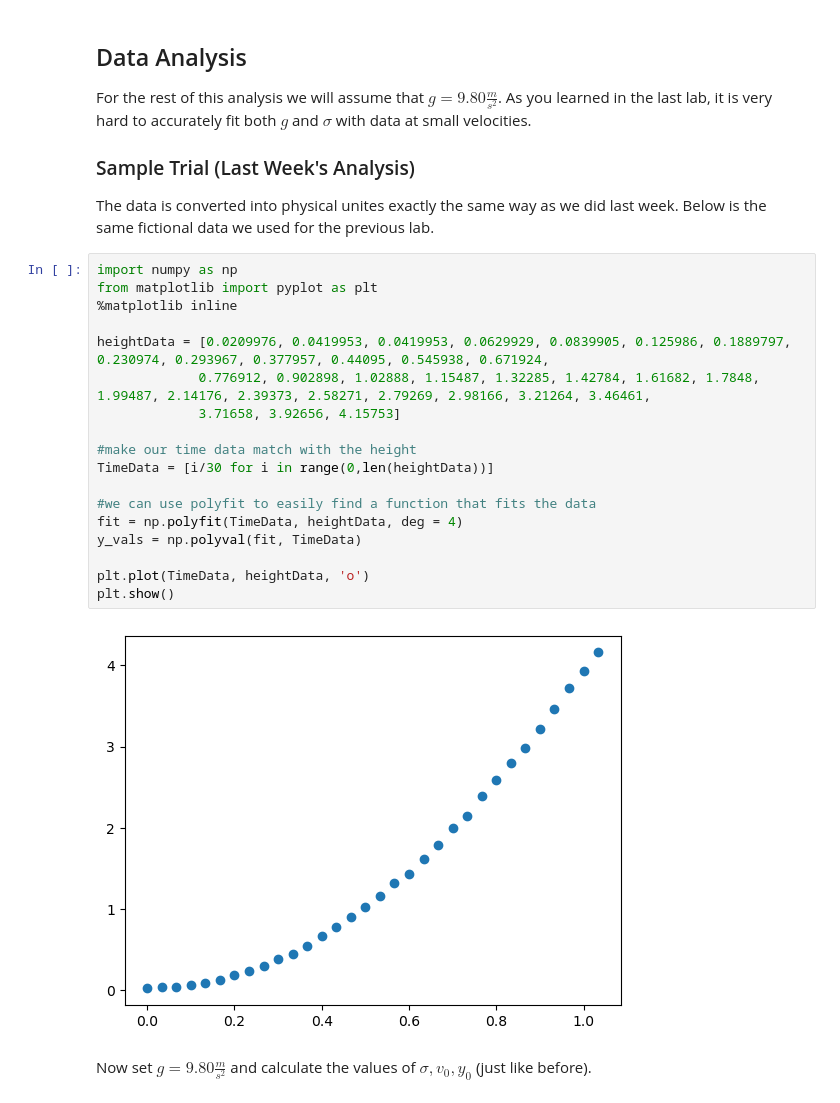
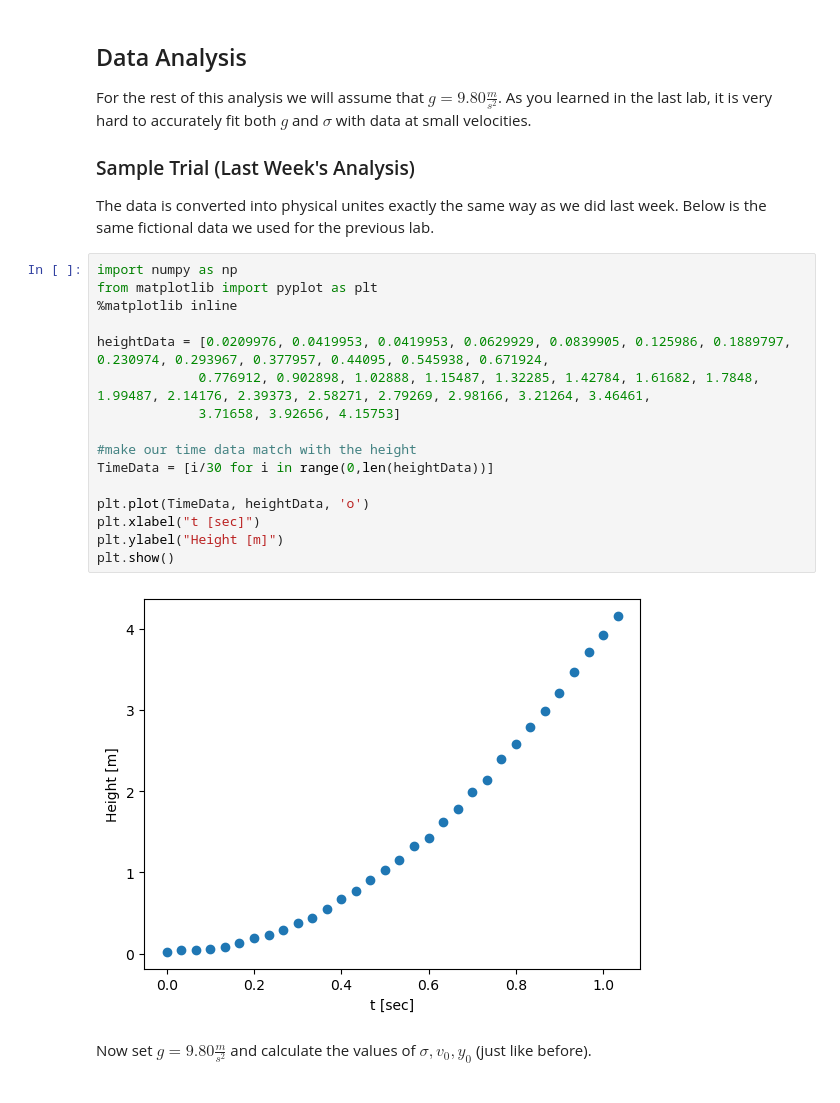
Before and after one commit to brinerk/LabsCapstone, a Jupyter notebook: Lab8/Lab8.ipynb, the cells around one changed output. Drawn from its saved outputs; the diff is of its cells as text.

```diff
--- a/Lab8/Lab8.ipynb
+++ b/Lab8/Lab8.ipynb
@@ -74,22 +101,20 @@ The data is converted into physical unites exactly the same way as we did last w
 # %%
 import numpy as np
 from matplotlib import pyplot as plt
 %matplotlib inline
 
 heightData = [0.0209976, 0.0419953, 0.0419953, 0.0629929, 0.0839905, 0.125986, 0.1889797, 0.230974, 0.293967, 0.377957, 0.44095, 0.545938, 0.671924,
              0.776912, 0.902898, 1.02888, 1.15487, 1.32285, 1.42784, 1.61682, 1.7848, 1.99487, 2.14176, 2.39373, 2.58271, 2.79269, 2.98166, 3.21264, 3.46461,
              3.71658, 3.92656, 4.15753]
 
 #make our time data match with the height
 TimeData = [i/30 for i in range(0,len(heightData))]
 
-#we can use polyfit to easily find a function that fits the data
-fit = np.polyfit(TimeData, heightData, deg = 4)
-y_vals = np.polyval(fit, TimeData)
-
 plt.plot(TimeData, heightData, 'o')
+plt.xlabel("t [sec]")
+plt.ylabel("Height [m]")
 plt.show()
 # %% [output]
-[figure, old version]
+[figure, new version]
 # %% [markdown]
 Now set $g = 9.80 \frac{m}{s^2}$ and calculate the values of $\sigma, v_0, y_0$ (just like before). <!-- use curve fit -->
```
Also changed, not shown: parts of 16 cells of this notebook.
